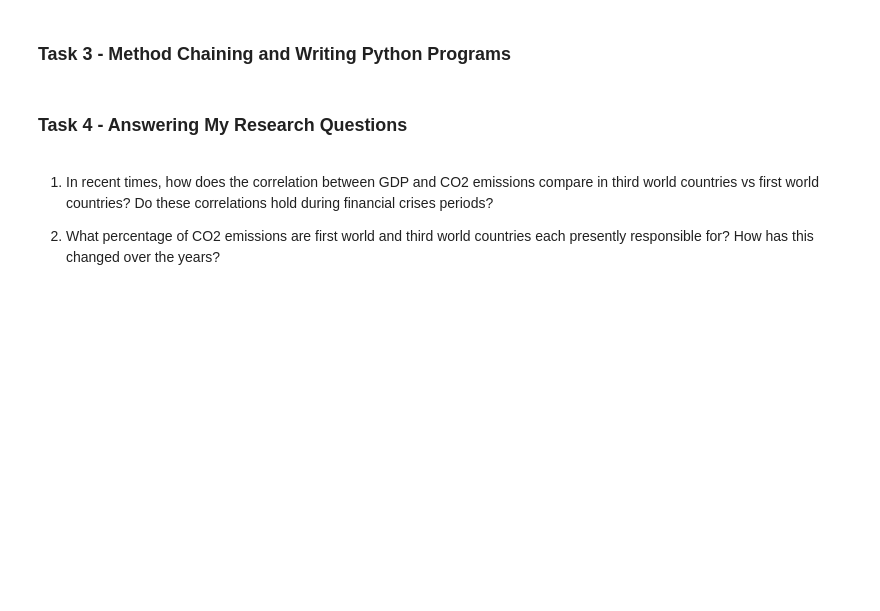
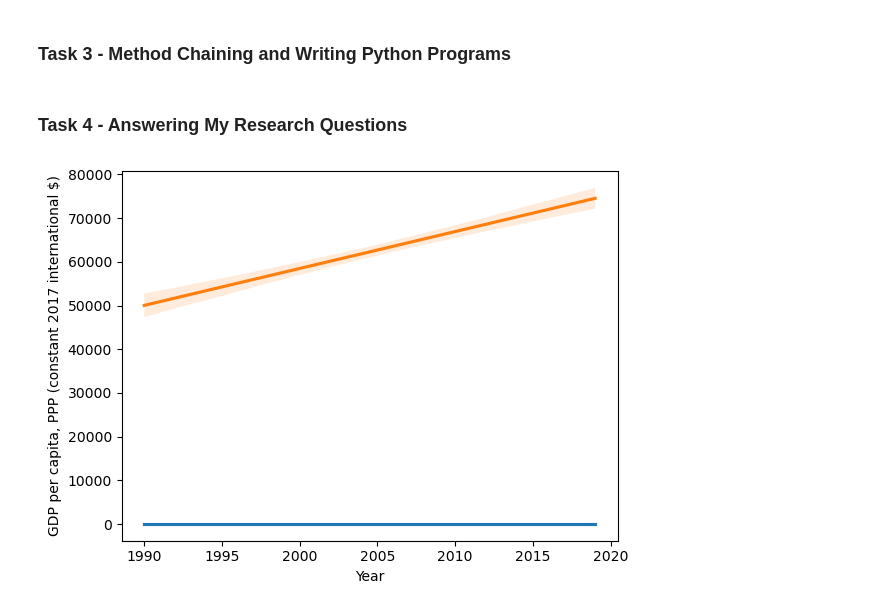
Before and after one commit to ubco-W2022T1-cosc301/project-group42, a Jupyter notebook: notebooks/analysis2.ipynb, the cells around one changed output. Cells and saved outputs as stored; diff of their text form; code cells hidden in the pictures; blank space fills up the shorter version.

```diff
--- a/notebooks/analysis2.ipynb
+++ b/notebooks/analysis2.ipynb
@@ -230,7 +173,49 @@ It  should also be noted that the metric tons (of CO2 emissions) per capita for
 ### Task 3 - Method Chaining and Writing Python Programs
 # %% [markdown]
 ### Task 4 - Answering My Research Questions
-# %% [markdown]
-1. In recent times, how does the correlation between GDP and CO2 emissions compare in third world countries vs first world countries? Do these correlations hold during financial crises periods?
-
-2. What percentage of CO2 emissions are first world and third world countries each presently responsible for? How has this changed over the years?
+# %%
+#Establish countries with highest and lowest GDPs to help answer my research questions
+
+#SOURCE: https://data.worldbank.org/indicator/NY.GDP.PCAP.PP.CD
+
+#The 15 Countries with highest GDP - PPP (per capita adjusted for purchasing power)in 2021 according to World Bank
+listTop15 = ["Luxembourg", "Singapore", "Ireland", "Qatar", "Bermuda",
+                          "Norway", "Switzerland", "United States", "United Arab Emirates",
+                          "Brunei", "Hong Kong", "Denmark", "Netherlands"]
+
+#The 15 Countries with lowest GDP - PPP (per capita adjusted for purchasing power)in 2019
+listBottom15 = ["Burundi", "Central Africa Republic", "Congo, Rep.", "Somalia", "Niger",
+                "Mozambique", "Liberia", "Chad", "Eritrea", "Madagascar",
+                "Malawi", "Sierra Leone","Guinea-Bissau", "Afghanistan", "Kiribati"]
+
+
+def isTop15(row):
+    if row['Country Name'] in listTop15:
+        return "Top 15"
+    if row['Country Name'] in listBottom15:
+        return "Bottom 15"
+    else:
+        return None
+
+
+gdpCO2AnalysisTop15 = mergeCO2AndGDP['GDP - PPP Ranking'] = mergeCO2AndGDP.apply(isTop15, axis=1)
+
+
+gdpCO2Analysis = pd.concat([mergeCO2AndGDP, gdpCO2Analysis], ignore_index=True, sort=False)
+gdpCO2Analysis.to_csv(r'../data/processed/CO2AndGDPAnalysis.csv', index=False)
+# %%
+#Research Question 1
+
+#Analysis for top 15 richest countries
+gdpCO2AnalysisDeveloped = gdpCO2Analysis[gdpCO2Analysis["GDP - PPP Ranking"] == "Top 15"]
+sns.regplot(x = "Year",
+            y = "CO2 emissions",
+            data = gdpCO2AnalysisDeveloped, scatter = False)
+
+sns.regplot(x = "Year",
+            y = "GDP per capita, PPP (constant 2017 international $)",
+            data = gdpCO2AnalysisDeveloped, scatter = False)
+
+plt.show()
+# %% [output]
+[figure, added]
```
Also changed, not shown: parts of 16 cells of this notebook, 3 other files.
